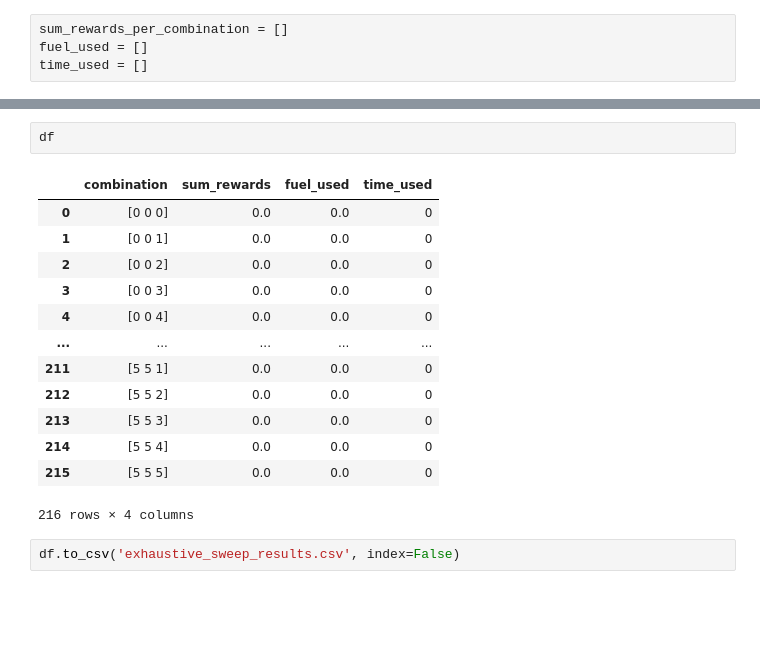
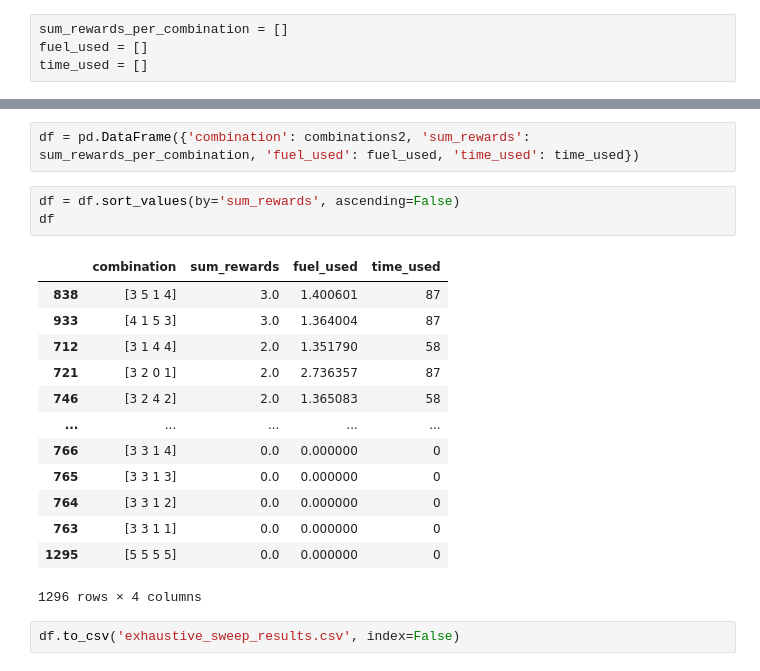
Before and after one commit to pnikitits/ADR_mission_planning, a Jupyter notebook: DFS.ipynb, the cells around one changed output, grey strips where cells are left out. Cells and saved outputs as stored; diff of their text form; blank space fills up the shorter version.

```diff
--- a/DFS.ipynb
+++ b/DFS.ipynb
@@ -113,19 +103,22 @@ Combination: [179 179 179], Reward: 0.0
-# %%
-df
-# %% [output]
-|  | combination | sum_rewards | fuel_used | time_used |
-| 0 | [0 0 0] | 0.0 | 0.0 | 0 |
-| 1 | [0 0 1] | 0.0 | 0.0 | 0 |
-| 2 | [0 0 2] | 0.0 | 0.0 | 0 |
-| 3 | [0 0 3] | 0.0 | 0.0 | 0 |
-| 4 | [0 0 4] | 0.0 | 0.0 | 0 |
-| ... | ... | ... | ... | ... |
-| 211 | [5 5 1] | 0.0 | 0.0 | 0 |
-| 212 | [5 5 2] | 0.0 | 0.0 | 0 |
-| 213 | [5 5 3] | 0.0 | 0.0 | 0 |
-| 214 | [5 5 4] | 0.0 | 0.0 | 0 |
-| 215 | [5 5 5] | 0.0 | 0.0 | 0 |
-216 rows × 4 columns
+# %%
+df = pd.DataFrame({'combination': combinations2, 'sum_rewards': sum_rewards_per_combination, 'fuel_used': fuel_used, 'time_used': time_used})
+# %%
+df = df.sort_values(by='sum_rewards', ascending=False)
+df
+# %% [output]
+|  | combination | sum_rewards | fuel_used | time_used |
+| 838 | [3 5 1 4] | 3.0 | 1.400601 | 87 |
+| 933 | [4 1 5 3] | 3.0 | 1.364004 | 87 |
+| 712 | [3 1 4 4] | 2.0 | 1.351790 | 58 |
+| 721 | [3 2 0 1] | 2.0 | 2.736357 | 87 |
+| 746 | [3 2 4 2] | 2.0 | 1.365083 | 58 |
+| ... | ... | ... | ... | ... |
+| 766 | [3 3 1 4] | 0.0 | 0.000000 | 0 |
+| 765 | [3 3 1 3] | 0.0 | 0.000000 | 0 |
+| 764 | [3 3 1 2] | 0.0 | 0.000000 | 0 |
+| 763 | [3 3 1 1] | 0.0 | 0.000000 | 0 |
+| 1295 | [5 5 5 5] | 0.0 | 0.000000 | 0 |
+1296 rows × 4 columns
 # %%
 df.to_csv('exhaustive_sweep_results.csv', index=False)
 # %%
```
Also changed, not shown: parts of 6 cells of this notebook, 4 other files.
